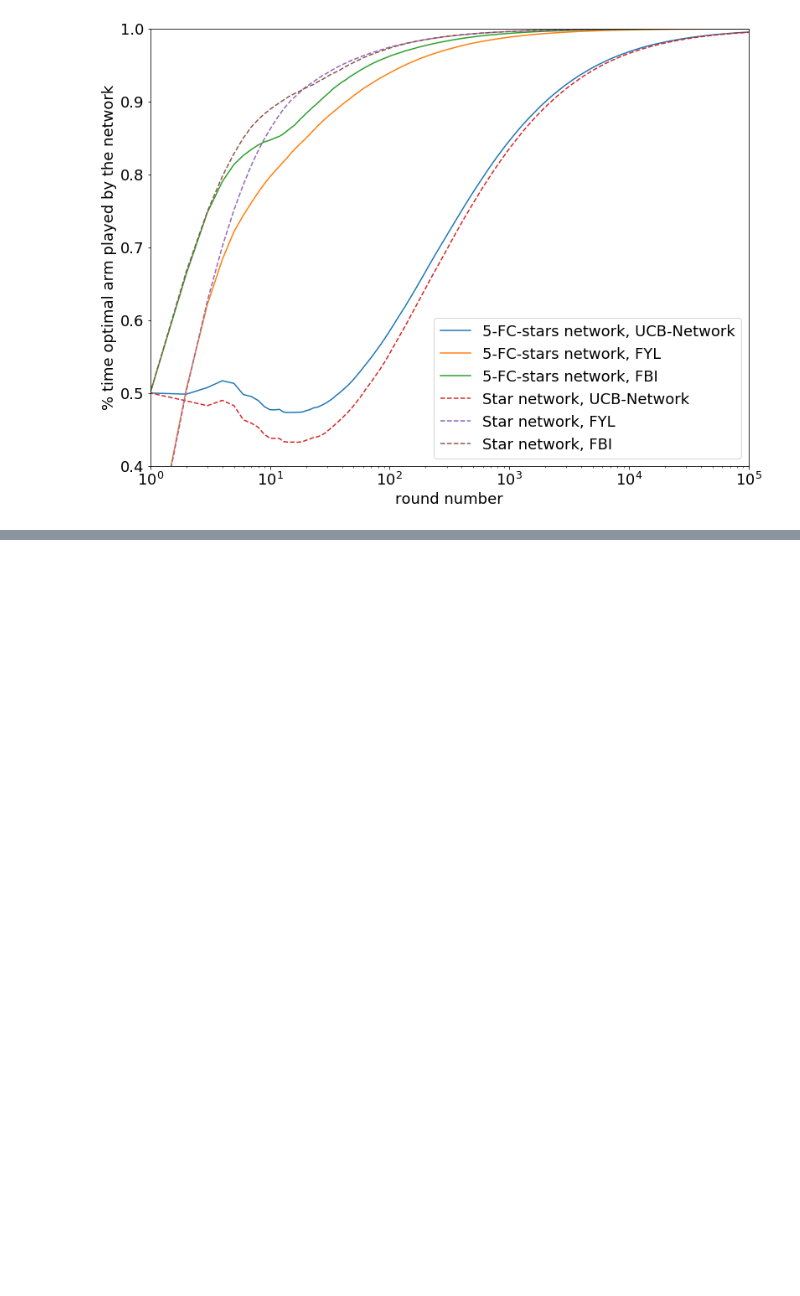
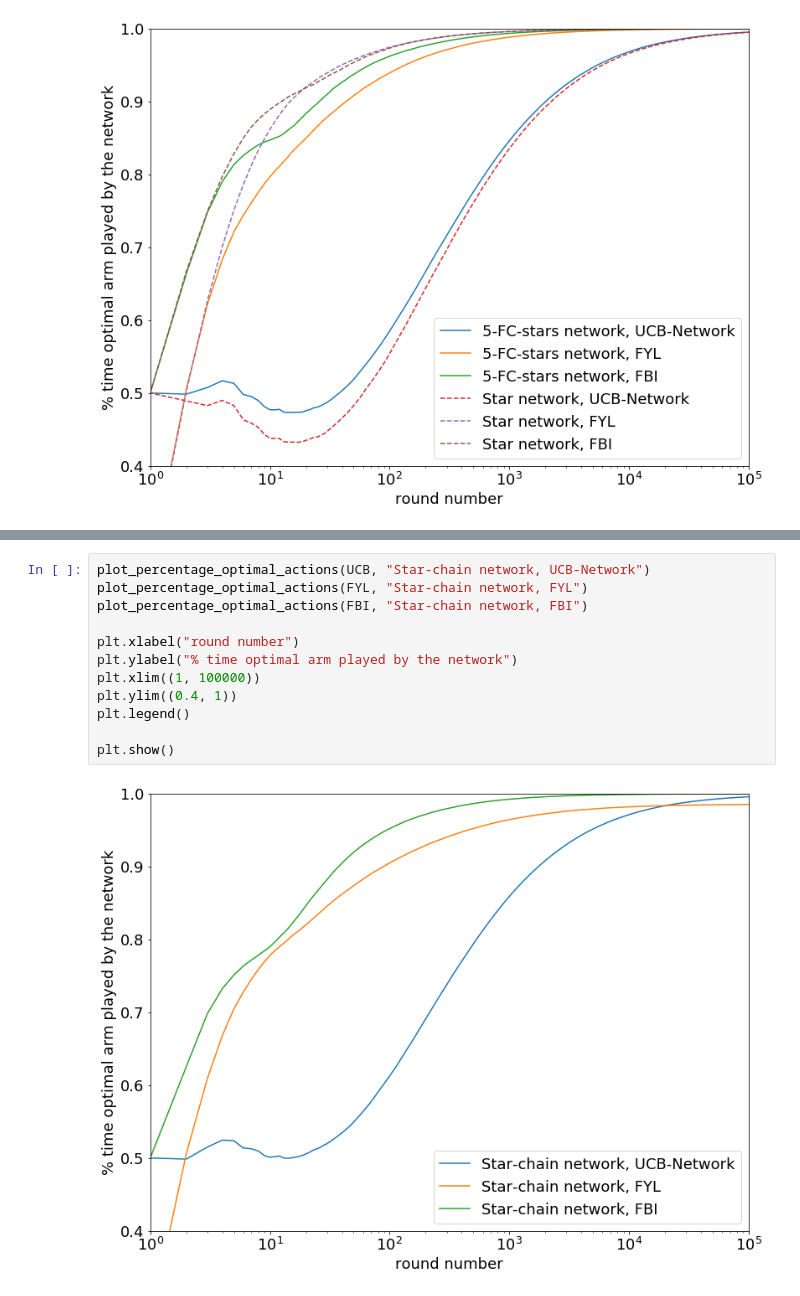
Before and after one commit to LouisTrezzini/mlgraphs-bandits-network, a Jupyter notebook: VisualizeRegret.ipynb, the cells around one changed output, grey strips where cells are left out. Cells and saved outputs as stored; diff of their text form; blank space fills up the shorter version.

```diff
--- a/VisualizeRegret.ipynb
+++ b/VisualizeRegret.ipynb
@@ -194,0 +216,14 @@ plt.show()
+# %%
+plot_percentage_optimal_actions(UCB, "Star-chain network, UCB-Network")
+plot_percentage_optimal_actions(FYL, "Star-chain network, FYL")
+plot_percentage_optimal_actions(FBI, "Star-chain network, FBI")
+
+plt.xlabel("round number")
+plt.ylabel("% time optimal arm played by the network")
+plt.xlim((1, 100000))
+plt.ylim((0.4, 1))
+plt.legend()
+
+plt.show()
+# %% [output]
+[figure, added]
```
Also changed, not shown: parts of 3 cells of this notebook, 10 other files.
